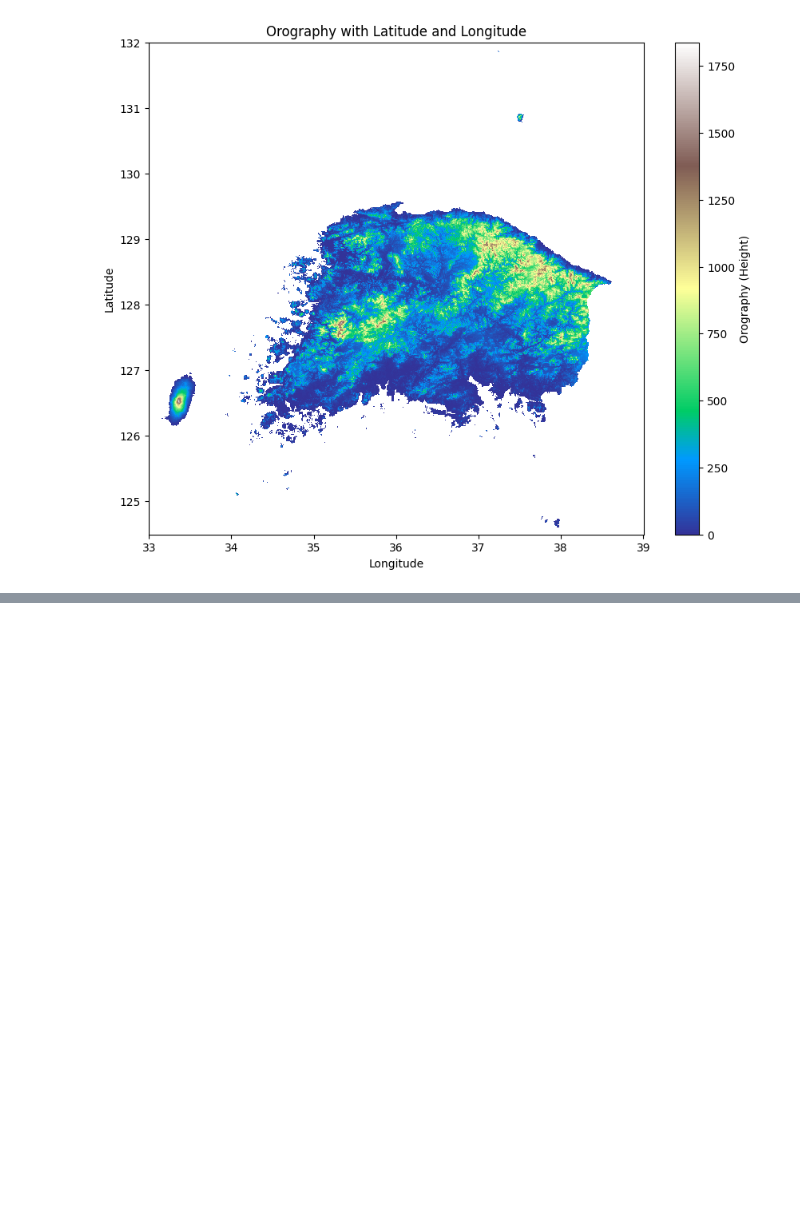
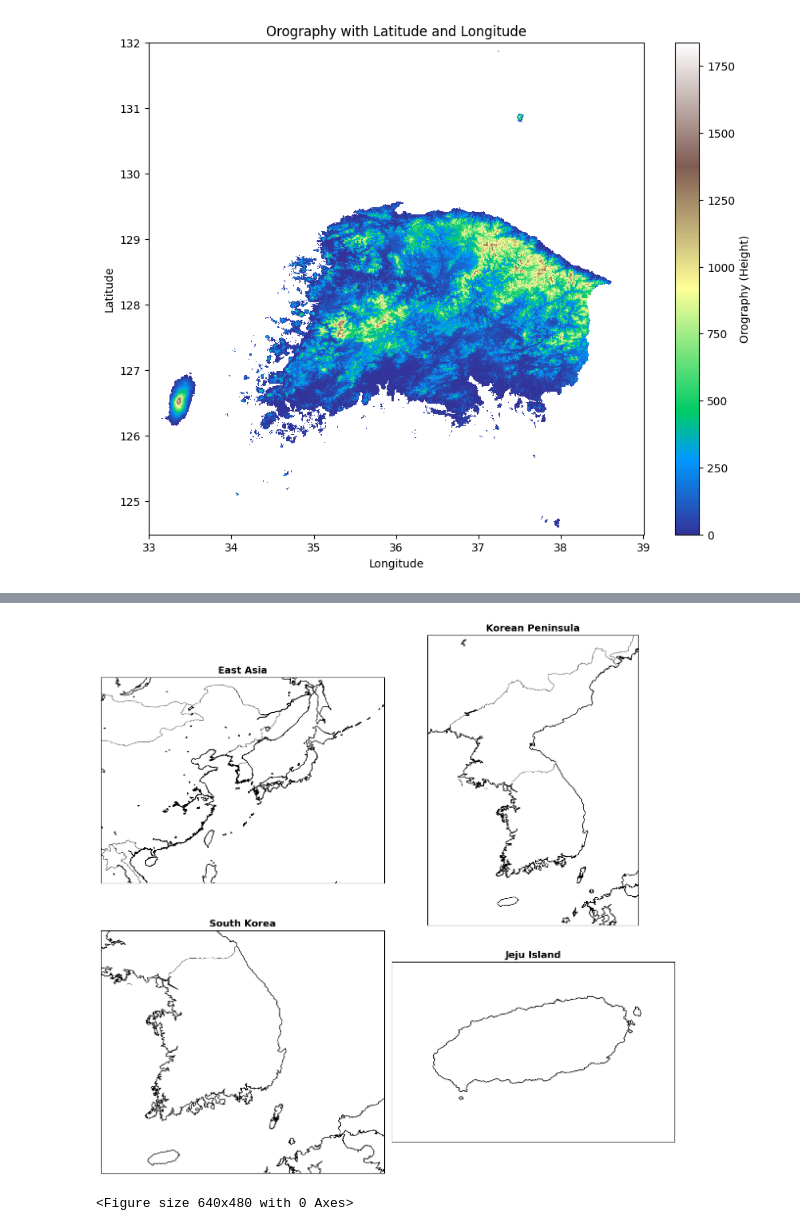
Before and after one commit to dldudwns887/meteorological-research, a Jupyter notebook: python_edu_LYJ/test_5.ipynb, the cells around one changed output, grey strips where cells are left out. Saved outputs shown, nothing was run; the diff lists cells and outputs as text; code cells hidden in the pictures; blank space fills up the shorter version.

```diff
--- a/python_edu_LYJ/test_5.ipynb
+++ b/python_edu_LYJ/test_5.ipynb
@@ -111,0 +154,48 @@ ds = xarray.open_dataset(data_path_1+data_nc)
+# %%
+from mpl_toolkits.basemap import Basemap
+import matplotlib.pyplot as plt
+
+
+
+# 서브플롯 생성
+fig, axes = plt.subplots(ncols=2, nrows=2, figsize=(12, 12))
+
+# 동아시아 지도
+m_ea = Basemap(projection='cyl', resolution='i',
+               llcrnrlon=100, urcrnrlon=155, llcrnrlat=15, urcrnrlat=55, ax=axes[0, 0])
+m_ea.drawcoastlines()
+m_ea.drawcountries()
+axes[0, 0].set_title('East Asia', fontsize=14, fontweight='bold')
+
+# 한반도 지도
+m_kp = Basemap(projection='cyl', resolution='i',
+               llcrnrlon=123.5, urcrnrlon=131.5, llcrnrlat=32.5, urcrnrlat=43.5, ax=axes[0, 1])
+m_kp.drawcoastlines()
+m_kp.drawcountries()
+axes[0, 1].set_title('Korean Peninsula', fontsize=14, fontweight='bold')
+
+# 남한 지도
+m_sk = Basemap(projection='cyl', resolution='i',
+               llcrnrlon=125, urcrnrlon=132, llcrnrlat=33, urcrnrlat=39, ax=axes[1, 0])
+m_sk.drawcoastlines()
+m_sk.drawcountries()
+axes[1, 0].set_title('South Korea', fontsize=14, fontweight='bold')
+
+# 제주도 지도
+m_jeju = Basemap(projection='cyl', resolution='f',
+                 llcrnrlon=126, urcrnrlon=127.1, llcrnrlat=33, urcrnrlat=33.7, ax=axes[1, 1])
+m_jeju.drawcoastlines()
+axes[1, 1].set_title('Jeju Island', fontsize=14, fontweight='bold')
+
+# 축 제거 (서브플롯 간 불필요한 눈금 제거)
+for ax in axes.flat:
+    ax.set_xticks([])
+    ax.set_yticks([])
+
+# 레이아웃 조정 및 이미지 저장
+plt.tight_layout()
+plt.savefig('./exercise_8_3_improved.png', dpi=300, bbox_inches='tight')
+plt.show()
+# %% [output]
+[figure, added]
+<Figure size 640x480 with 0 Axes>
```
Also changed, not shown: parts of 9 cells of this notebook, 3 other files.
